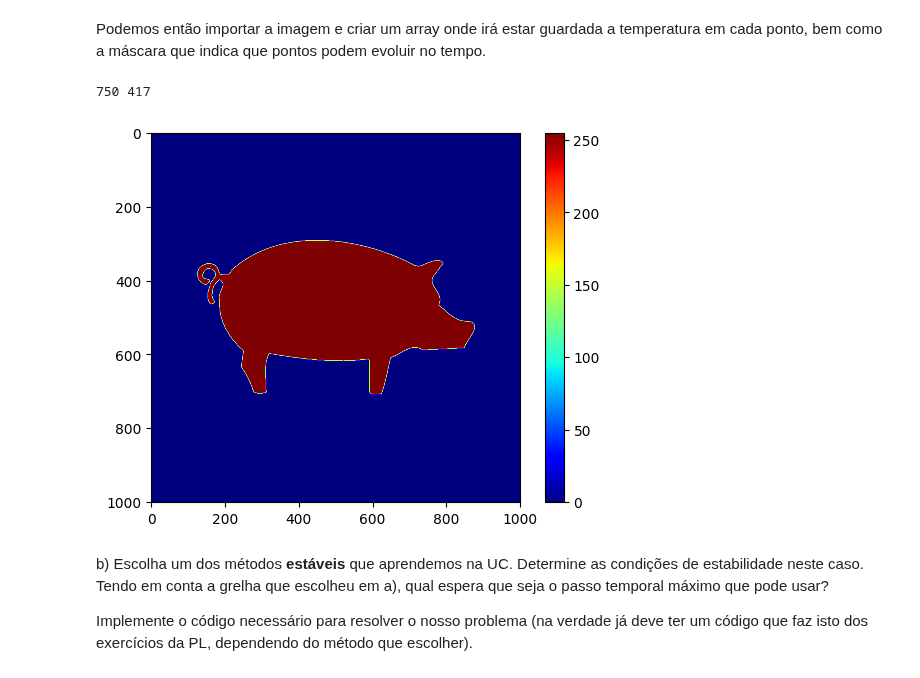
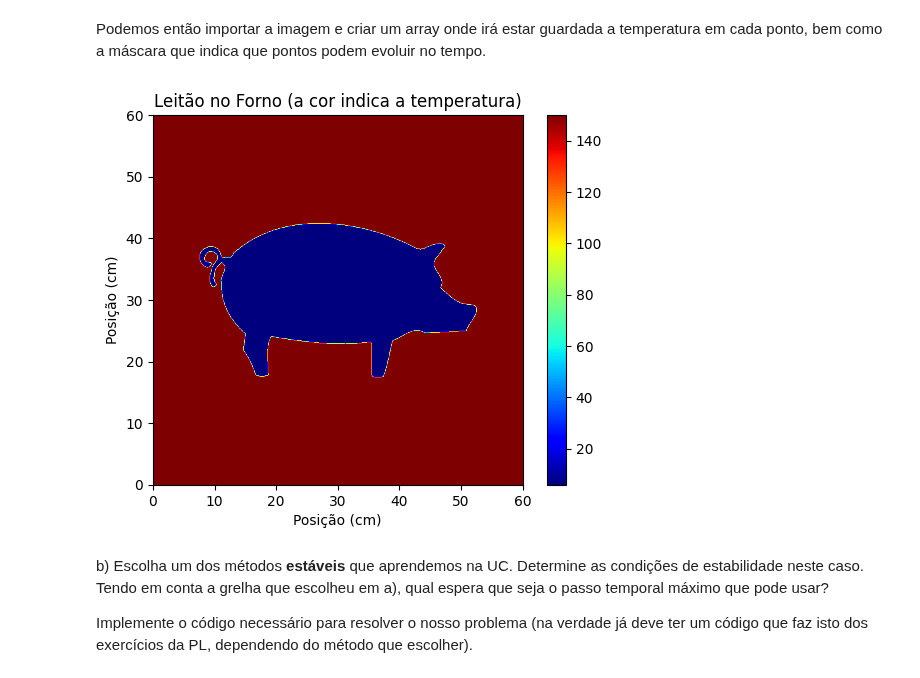
Before and after one commit to guilhermebaos/Aulas-Uni, a Jupyter notebook: Métodos-Computacionais/TPC2/TPC2.ipynb, the cells around one changed output. Saved outputs shown, nothing was run; the diff lists cells and outputs as text; code cells hidden in the pictures.

Commit message:
[MCE] TPC2 - Forno pré-aquecido

```diff
--- a/Métodos-Computacionais/TPC2/TPC2.ipynb
+++ b/Métodos-Computacionais/TPC2/TPC2.ipynb
@@ -70,43 +70,50 @@ NYLEITAO = int(LEITAOY / FORNOY * NY)
 
 DXLEITAO = LEITAOX / (NXLEITAO - 1)
 DYLEITAO = LEITAOY / (NYLEITAO - 1)
-
-print(NXLEITAO, NYLEITAO)
 
 # Transformar em array
 ll = np.array(leitao)
 
 # Posicionamos o leitão de forma a que fique no centro do forno
 XI = (NX - NXLEITAO) // 2
 YI = (NY - NYLEITAO) // 2
 
 
 # Interpolar a imagem png para obter a resolução desejada
 xx = np.arange(XMAX)
 yy = np.arange(YMAX)
 coords = []
 
 MULTX = DXLEITAO * NXLEITAO / XMAX
 MULTY = DYLEITAO * NYLEITAO / YMAX
 for i in range(XMAX):
     for j in range(YMAX):
         coords += [(XI * DX + i * MULTX, YI * DY + j * MULTY)]
 
 interpol = sp.interpolate.LinearNDInterpolator(coords, ll.flatten(order="F"), fill_value=0)
 
 # Colocar o leitão dentro do forno e definir a grelha
 xx = np.linspace(0, FORNOX, NX)
 yy = np.linspace(0, FORNOY, NY)
 mx, my = np.meshgrid(xx, yy)
 ll = interpol(mx, my)
 
+# Fazer a máscara que indica onde está o leitão
+leitao = ll > 240
+
+# Aplicar as condições iniciais (que incluem as condições fronteira graças a máscara que criamos)
+ll[:, :] = 150
+ll[leitao] = 6
+
 # Ver a imagem
-plt.imshow(ll, cmap="jet")
+plt.imshow(ll, extent=(0, FORNOX / 0.01, 0, FORNOY / 0.01), cmap="jet")
 plt.colorbar()
+plt.title("Leitão no Forno (a cor indica a temperatura)")
+plt.xlabel('Posição (cm)')
+plt.ylabel('Posição (cm)')
 plt.show()
 # %% [output]
-750 417
-[figure, old version]
+[figure, new version]
 # %% [markdown]
 b) Escolha um dos métodos **estáveis** que aprendemos na UC. Determine as condições de estabilidade neste caso. Tendo em conta a grelha que escolheu em a), qual espera que seja o passo temporal máximo que pode usar?
 
```
Also changed, not shown: parts of 1 cell of this notebook.
